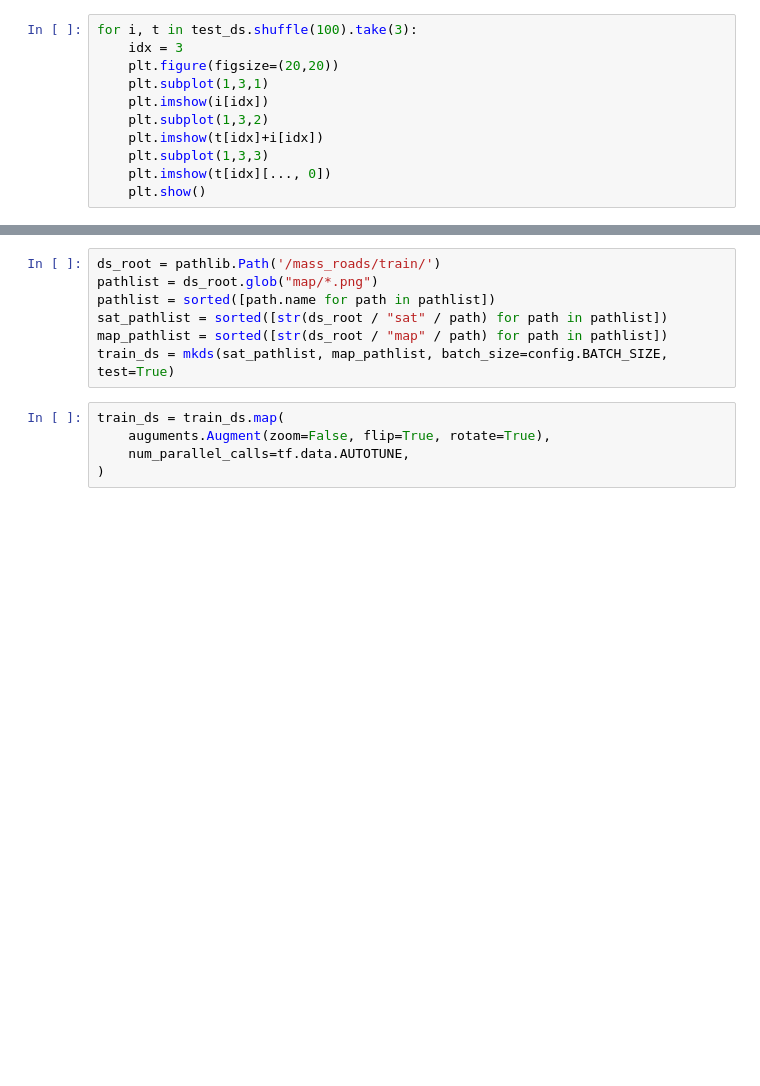
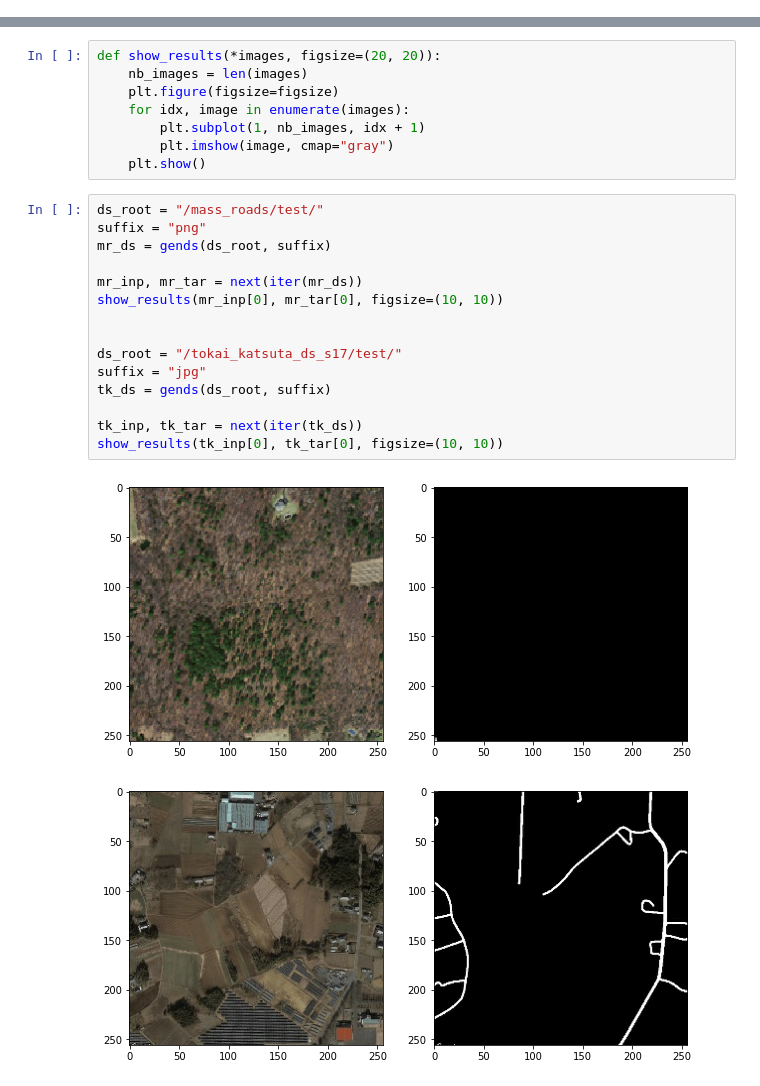
Before and after one commit to straxFromIbr/UnetModelScript, a Jupyter notebook: home/load_model.ipynb, the cells around one changed output, grey strips where cells are left out. Saved outputs shown, nothing was run; the diff lists cells and outputs as text; blank space fills up the shorter version.

```diff
--- a/home/load_model.ipynb
+++ b/home/load_model.ipynb
@@ -25,11 +32,0 @@ test_ds = mkds(sat_pathlist, map_pathlist, batch_size=config.BATCH_SIZE, test=Tr
-# %%
-for i, t in test_ds.shuffle(100).take(3):
-    idx = 3
-    plt.figure(figsize=(20,20))
-    plt.subplot(1,3,1)
-    plt.imshow(i[idx])
-    plt.subplot(1,3,2)
-    plt.imshow(t[idx]+i[idx])
-    plt.subplot(1,3,3)
-    plt.imshow(t[idx][..., 0])
-    plt.show()
@@ -49,12 +33,26 @@ Clipping input data to the valid range for imshow with RGB data ([0..1] for floa
-# %%
-ds_root = pathlib.Path('/mass_roads/train/')
-pathlist = ds_root.glob("map/*.png")
-pathlist = sorted([path.name for path in pathlist])
-sat_pathlist = sorted([str(ds_root / "sat" / path) for path in pathlist])
-map_pathlist = sorted([str(ds_root / "map" / path) for path in pathlist])
-train_ds = mkds(sat_pathlist, map_pathlist, batch_size=config.BATCH_SIZE, test=True)
-# %%
-train_ds = train_ds.map(
-    auguments.Augment(zoom=False, flip=True, rotate=True),
-    num_parallel_calls=tf.data.AUTOTUNE,
-)
+# %%
+def show_results(*images, figsize=(20, 20)):
+    nb_images = len(images)
+    plt.figure(figsize=figsize)
+    for idx, image in enumerate(images):
+        plt.subplot(1, nb_images, idx + 1)
+        plt.imshow(image, cmap="gray")
+    plt.show()
+# %%
+ds_root = "/mass_roads/test/"
+suffix = "png"
+mr_ds = gends(ds_root, suffix)
+
+mr_inp, mr_tar = next(iter(mr_ds))
+show_results(mr_inp[0], mr_tar[0], figsize=(10, 10))
+
+
+ds_root = "/tokai_katsuta_ds_s17/test/"
+suffix = "jpg"
+tk_ds = gends(ds_root, suffix)
+
+tk_inp, tk_tar = next(iter(tk_ds))
+show_results(tk_inp[0], tk_tar[0], figsize=(10, 10))
+# %% [output]
+[figure, added]
+[figure, added]
```
Also changed, not shown: parts of 13 cells of this notebook, 8 other files.
